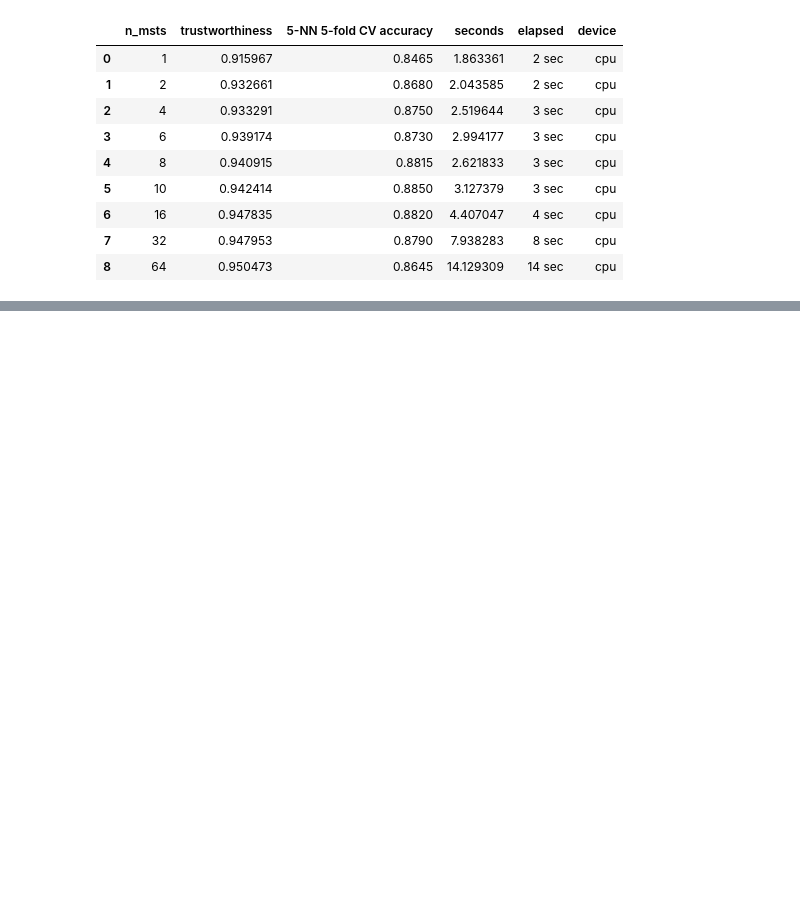
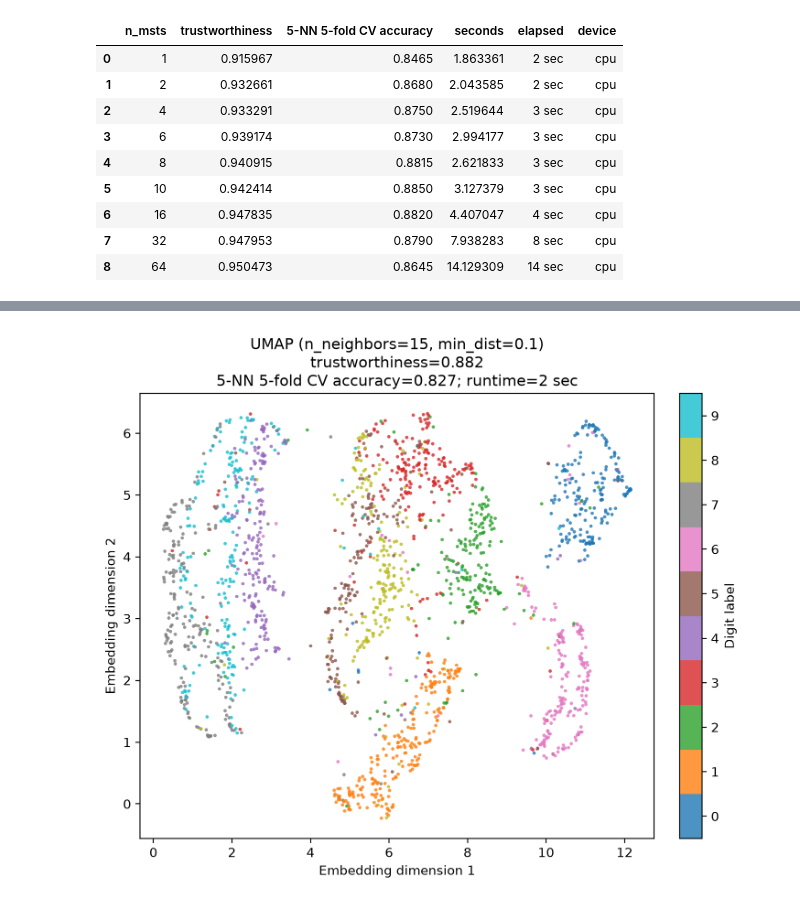
Before and after one commit to fabriziocosta/mst_embedding, a Jupyter notebook: notebooks/digits_parameter_sweep.ipynb, the cells around one changed output, grey strips where cells are left out. Cells and saved outputs as stored; diff of their text form; code cells hidden in the pictures; blank space fills up the shorter version.

Commit message:
Add UMAP reference embedding comparison

```diff
--- a/notebooks/digits_parameter_sweep.ipynb
+++ b/notebooks/digits_parameter_sweep.ipynb
@@ -100,0 +105,12 @@ Finished n_msts=64 in 14 sec on cpu
+# %%
+umap_embedding, umap_summary = run_umap_comparison(
+    X, labels,
+    n_neighbors=15,
+    min_dist=0.1,
+    n_epochs=500,
+    random_state=DATA_RANDOM_STATE,
+    trustworthiness_neighbors=TRUSTWORTHINESS_NEIGHBORS,
+)
+umap_summary
+# %% [output]
+[figure, added]
```
Also changed, not shown: parts of 3 cells of this notebook, 3 other files.
